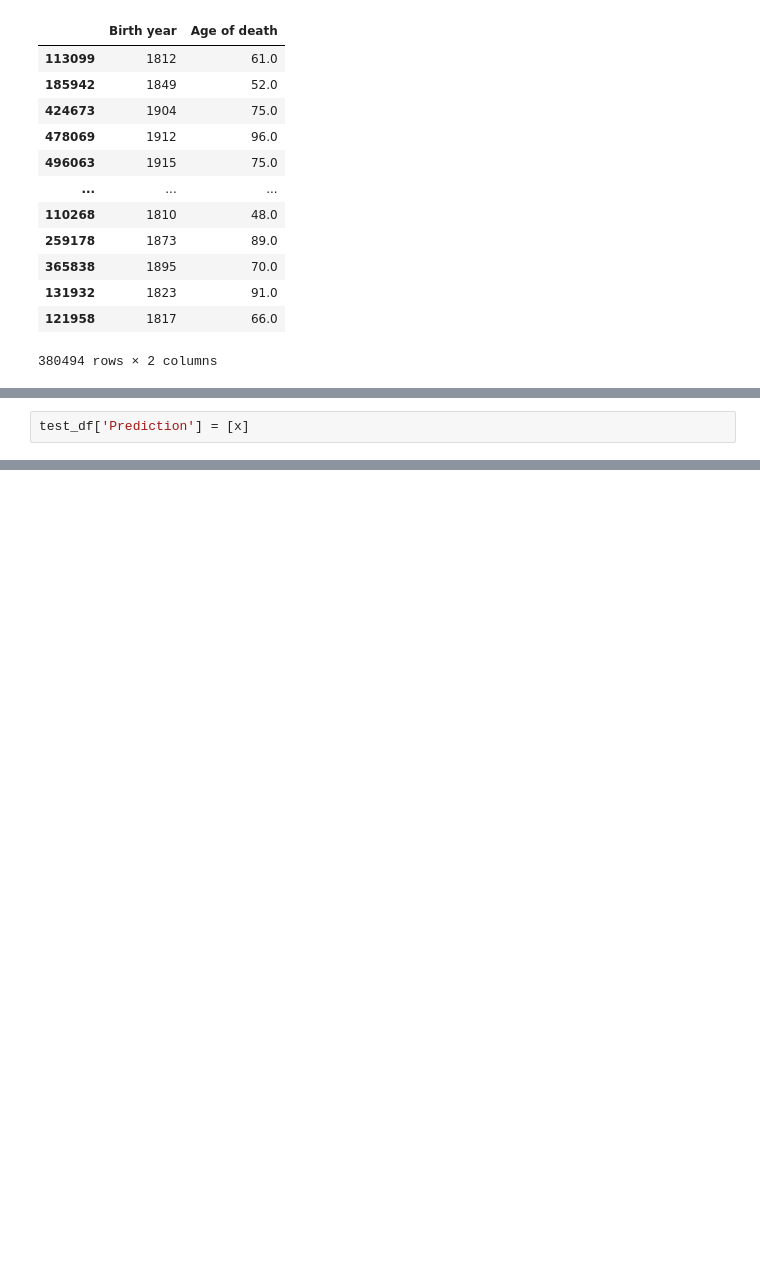
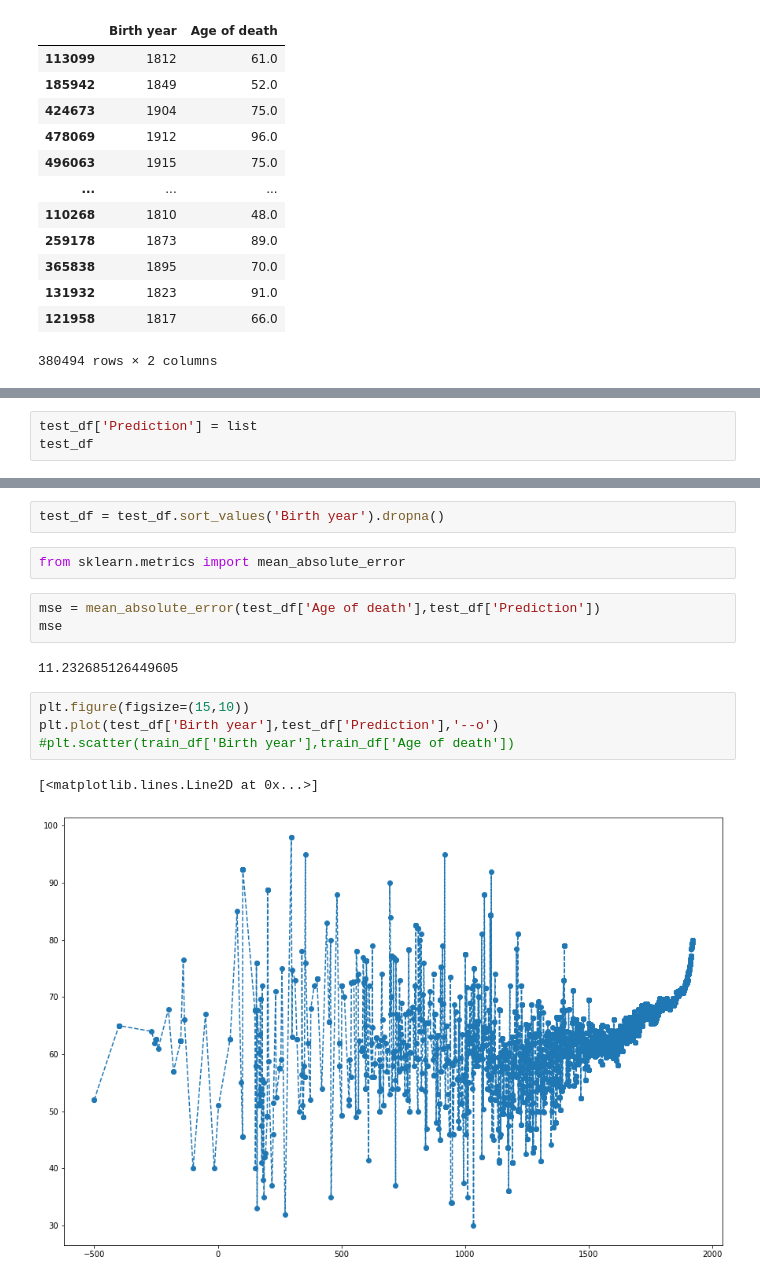
Before and after one commit to MarcoPedrazzi/UFS-04_Finardi_Pogetto_Esame, a Jupyter notebook: notebooks/pulizia_e_grafici.ipynb, the cells around one changed output, grey strips where cells are left out. Cells and saved outputs as stored; diff of their text form; blank space fills up the shorter version.

```diff
--- a/notebooks/pulizia_e_grafici.ipynb
+++ b/notebooks/pulizia_e_grafici.ipynb
@@ -525,3 +570,4 @@ pred = train_df.groupby('Birth year').mean().to_dict()
 # %%
-test_df['Prediction'] = [x]
+test_df['Prediction'] = list
+test_df
 # %% [output]
@@ -528,0 +587,16 @@ KeyError: 'Prediction'
+# %%
+test_df = test_df.sort_values('Birth year').dropna()
+# %%
+from sklearn.metrics import mean_absolute_error
+# %%
+mse = mean_absolute_error(test_df['Age of death'],test_df['Prediction'])
+mse
+# %% [output]
+11.232685126449605
+# %%
+plt.figure(figsize=(15,10))
+plt.plot(test_df['Birth year'],test_df['Prediction'],'--o')
+#plt.scatter(train_df['Birth year'],train_df['Age of death'])
+# %% [output]
+[<matplotlib.lines.Line2D at 0x...>]
+[figure, added]
```
Also changed, not shown: parts of 4 cells of this notebook.
